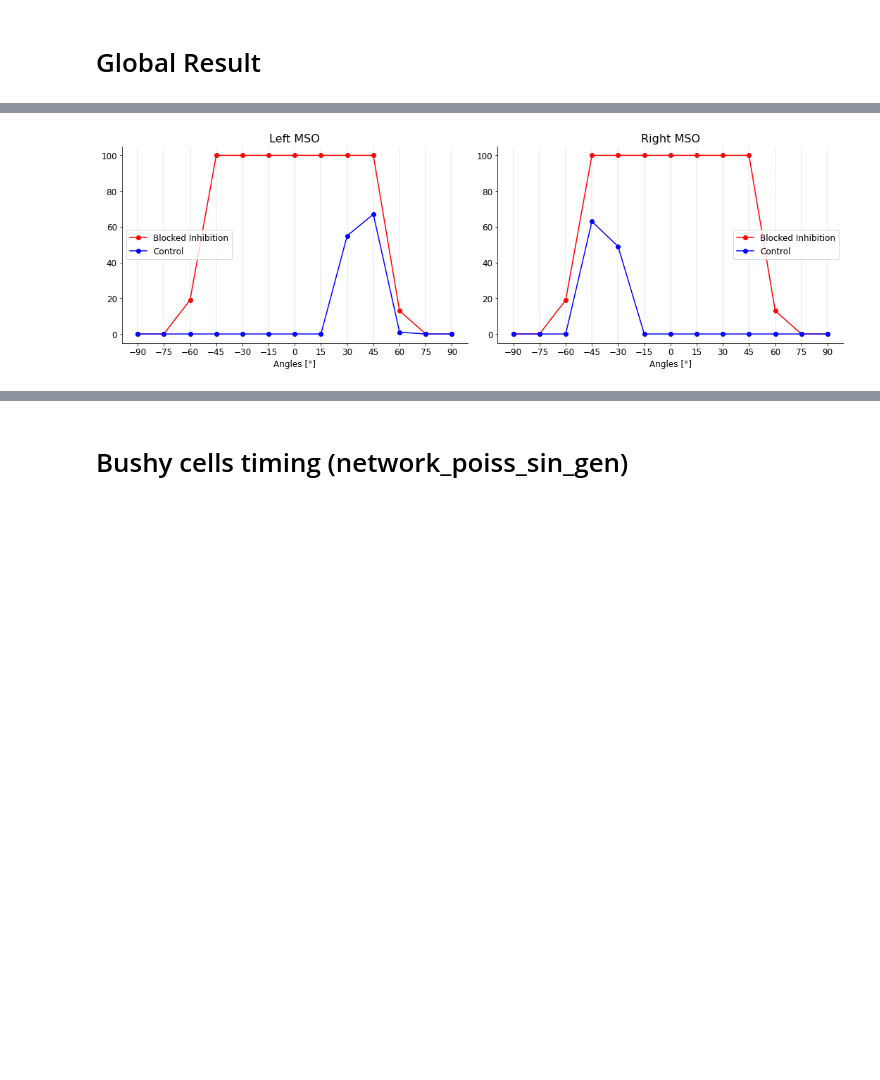
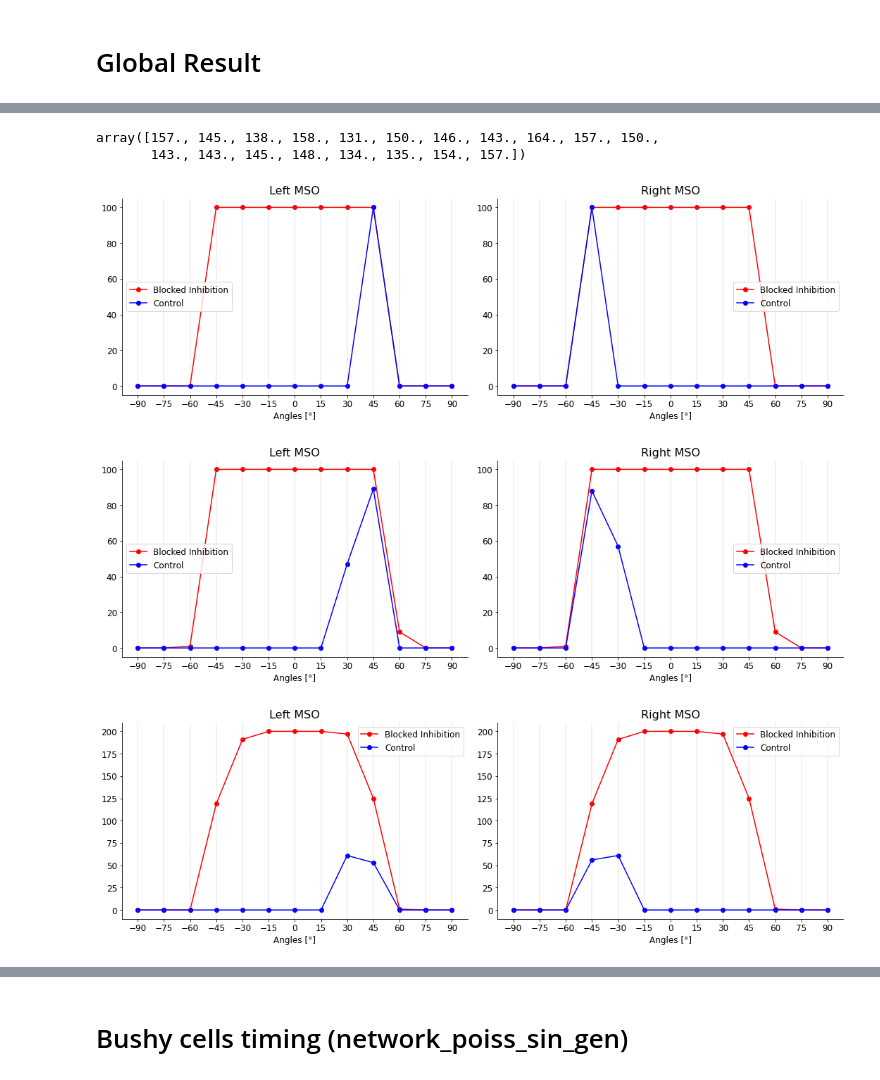
Before and after one commit to francescodesantis/cosyne-tutorial-2022, a Jupyter notebook: codes/new_plots.ipynb, the cells around one changed output, grey strips where cells are left out. Cells and saved outputs as stored; diff of their text form; code cells hidden in the pictures; blank space fills up the shorter version.

```diff
--- a/codes/new_plots.ipynb
+++ b/codes/new_plots.ipynb
@@ -37,40 +105,48 @@ plt.rc('figure', titlesize=16)  # fontsize of the figure title
+# %%
+np.loadtxt(path_r)[0]
+# %% [output]
+array([157., 145., 138., 158., 131., 150., 146., 143., 164., 157., 150.,
+       143., 143., 145., 148., 134., 135., 154., 157.])
 # %%
-n_folder = 10
+n_folder = 12
 tone = 100
 angles = np.arange(-90,100,15)
-sdevs = [0,0.1,0.2]
-s = 0.1
+sdevs = [0,0.05,0.1]
+s = 0.05
 # %%
-fig, ax = plt.subplots(1, 2, figsize=(15,5))
+for s in sdevs:
+    fig, ax = plt.subplots(1, 2, figsize=(15,5))
 
-path_r = '/home/ubuntu/cosyne-tutorial-2022/results{}/MSO_r_freq_{}_sdev_{}'.format(n_folder, tone, s)
-path_l = '/home/ubuntu/cosyne-tutorial-2022/results{}/MSO_l_freq_{}_sdev_{}'.format(n_folder, tone, s)
+    path_r = '/home/ubuntu/cosyne-tutorial-2022/results{}/MSO_r_freq_{}_sdev_{}'.format(n_folder, tone, s)
+    path_l = '/home/ubuntu/cosyne-tutorial-2022/results{}/MSO_l_freq_{}_sdev_{}'.format(n_folder, tone, s)
 
-ax[1].set_title("Right MSO")
-ax[0].set_title("Left MSO")
-#ax[0].set_ylabel("Absolute Spikes")
+    ax[1].set_title("Right MSO")
+    ax[0].set_title("Left MSO")
+    #ax[0].set_ylabel("Absolute Spikes")
 
-ax[1].plot(angles,np.loadtxt(path_r)[0],"ro-", label = "Blocked Inhibition")
-ax[1].plot(angles,np.loadtxt(path_r)[1],"bo-", label = "Control")
-ax[0].plot(angles,np.loadtxt(path_l)[0],"ro-", label = "Blocked Inhibition")
-ax[0].plot(angles,np.loadtxt(path_l)[1],"bo-", label = "Control")
+    ax[1].plot(angles,np.loadtxt(path_r)[0],"ro-", label = "Blocked Inhibition")
+    ax[1].plot(angles,np.loadtxt(path_r)[1],"bo-", label = "Control")
+    ax[0].plot(angles,np.loadtxt(path_l)[0],"ro-", label = "Blocked Inhibition")
+    ax[0].plot(angles,np.loadtxt(path_l)[1],"bo-", label = "Control")
 
-for i in range(len(angles)):
-    ax[0].axvline(angles[i], linewidth = 0.2, color = 'grey')
-    ax[1].axvline(angles[i], linewidth = 0.2, color = 'grey')
+    for i in range(len(angles)):
+        ax[0].axvline(angles[i], linewidth = 0.2, color = 'grey')
+        ax[1].axvline(angles[i], linewidth = 0.2, color = 'grey')
 
-ax[0].set_xlabel("Angles [°]")
-ax[0].set_xticks(angles)
-ax[0].legend()
-ax[0].spines['top'].set_visible(False)
-ax[0].spines['right'].set_visible(False)
+    ax[0].set_xlabel("Angles [°]")
+    ax[0].set_xticks(angles)
+    ax[0].legend()
+    ax[0].spines['top'].set_visible(False)
+    ax[0].spines['right'].set_visible(False)
 
-ax[1].set_xlabel("Angles [°]")
-ax[1].set_xticks(angles)
-ax[1].legend()
-ax[1].spines['top'].set_visible(False)
-ax[1].spines['right'].set_visible(False)
-fig.tight_layout()
-#plt.savefig('all')
+    ax[1].set_xlabel("Angles [°]")
+    ax[1].set_xticks(angles)
+    ax[1].legend()
+    ax[1].spines['top'].set_visible(False)
+    ax[1].spines['right'].set_visible(False)
+    fig.tight_layout()
+    #plt.savefig('all')
 # %% [output]
-[figure, old version]
+[figure, new version]
+[figure, added]
+[figure, added]
```
Also changed, not shown: parts of 5 cells of this notebook, 3 other files.
